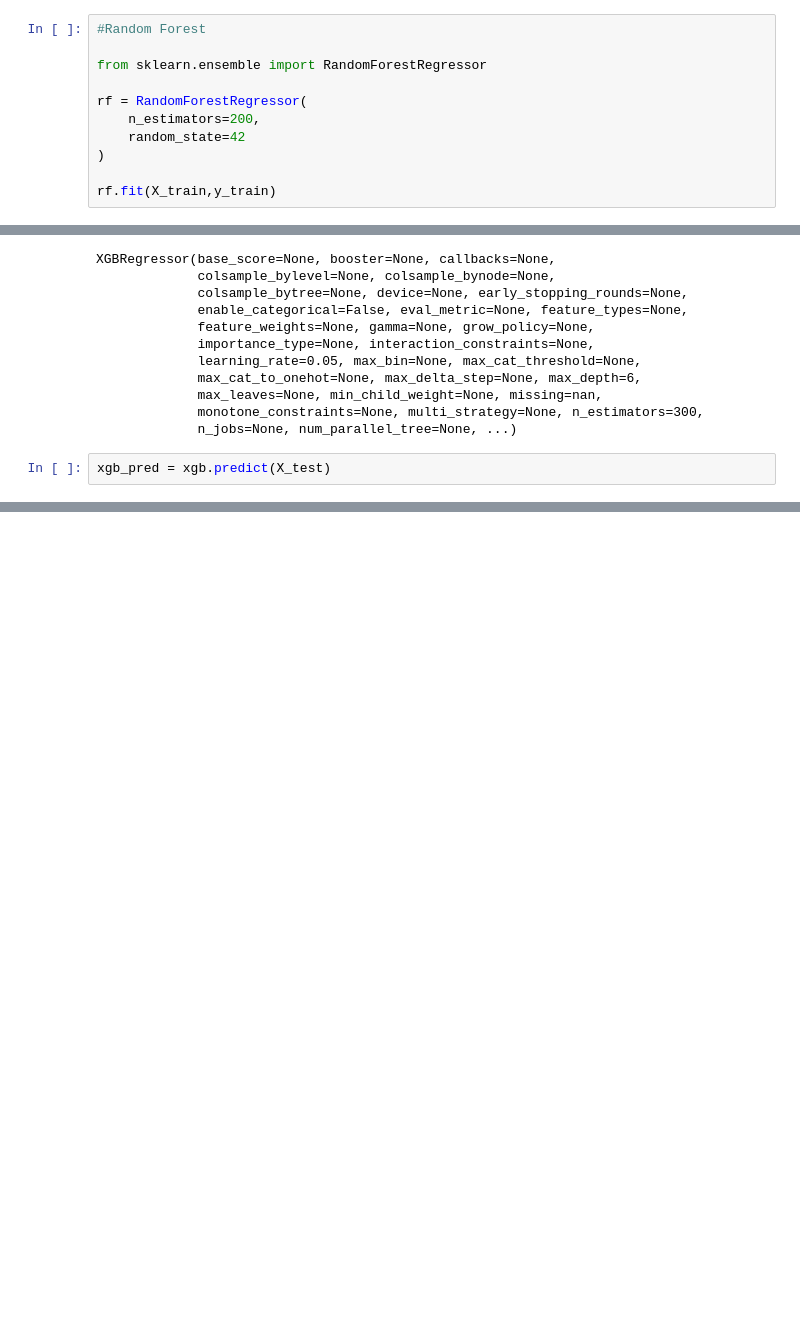
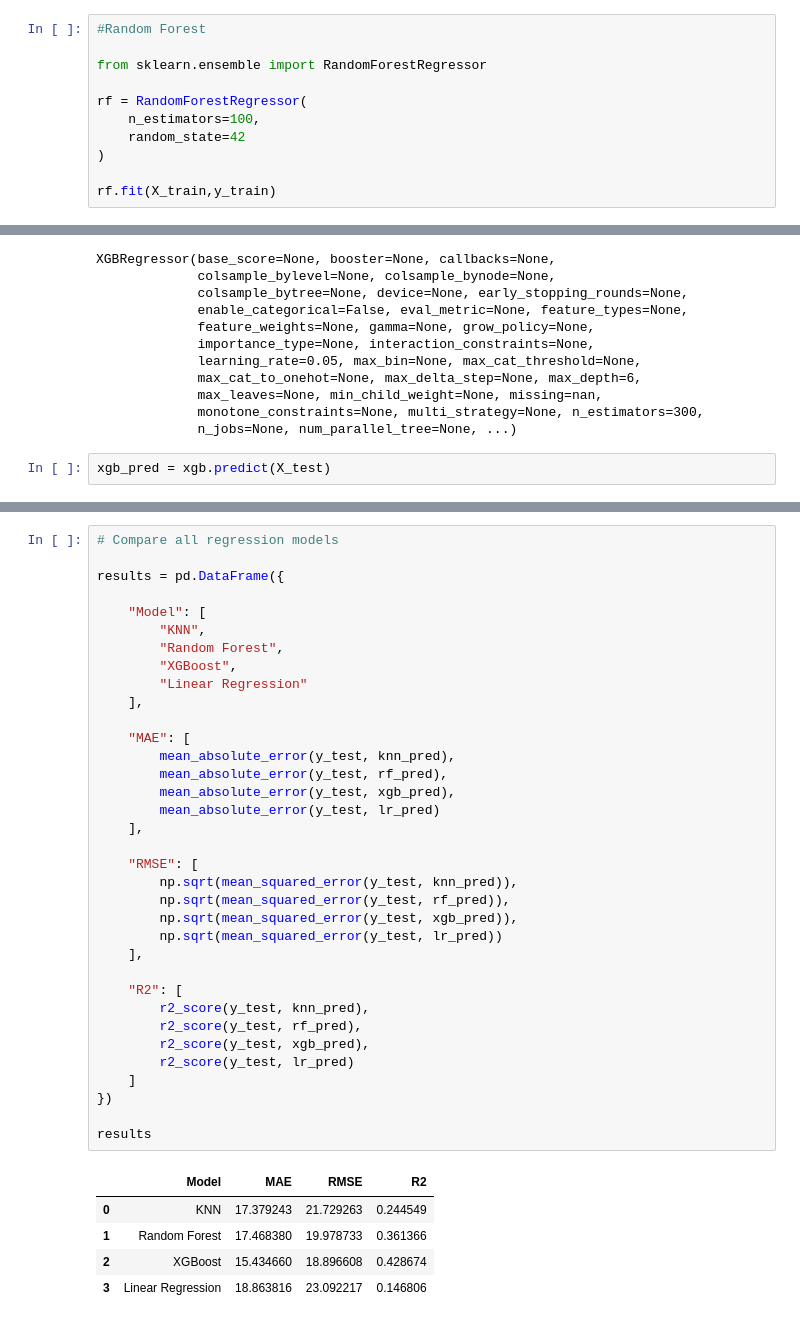
Before and after one commit to pranta2003/ATS-Score-Prediction, a Jupyter notebook: ats-score-prediction-project.ipynb, the cells around one changed output, grey strips where cells are left out. Drawn from its saved outputs; the diff is of its cells as text; blank space fills up the shorter version.

```diff
--- a/ats-score-prediction-project.ipynb
+++ b/ats-score-prediction-project.ipynb
@@ -325,7 +324,7 @@ R2 : 0.24452921266780325
 from sklearn.ensemble import RandomForestRegressor
 
 rf = RandomForestRegressor(
-    n_estimators=200,
+    n_estimators=100,
     random_state=42
 )
 
@@ -433,0 +457,41 @@ results
+# %%
+# Compare all regression models
+
+results = pd.DataFrame({
+
+    "Model": [
+        "KNN",
+        "Random Forest",
+        "XGBoost",
+        "Linear Regression"
+    ],
+
+    "MAE": [
+        mean_absolute_error(y_test, knn_pred),
+        mean_absolute_error(y_test, rf_pred),
+        mean_absolute_error(y_test, xgb_pred),
+        mean_absolute_error(y_test, lr_pred)
+    ],
+
+    "RMSE": [
+        np.sqrt(mean_squared_error(y_test, knn_pred)),
+        np.sqrt(mean_squared_error(y_test, rf_pred)),
+        np.sqrt(mean_squared_error(y_test, xgb_pred)),
+        np.sqrt(mean_squared_error(y_test, lr_pred))
+    ],
+
+    "R2": [
+        r2_score(y_test, knn_pred),
+        r2_score(y_test, rf_pred),
+        r2_score(y_test, xgb_pred),
+        r2_score(y_test, lr_pred)
+    ]
+})
+
+results
+# %% [output]
+|  | Model | MAE | RMSE | R2 |
+| 0 | KNN | 17.379243 | 21.729263 | 0.244549 |
+| 1 | Random Forest | 17.468380 | 19.978733 | 0.361366 |
+| 2 | XGBoost | 15.434660 | 18.896608 | 0.428674 |
+| 3 | Linear Regression | 18.863816 | 23.092217 | 0.146806 |
```
Also changed, not shown: parts of 22 cells of this notebook.
